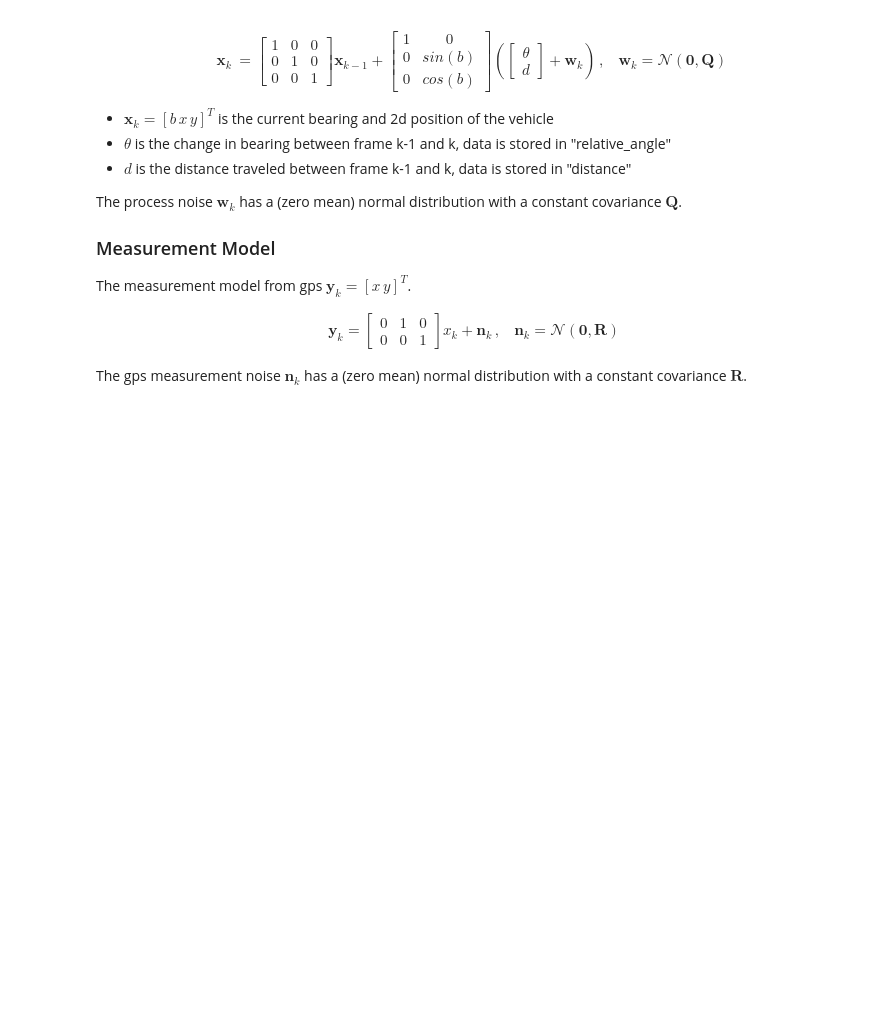
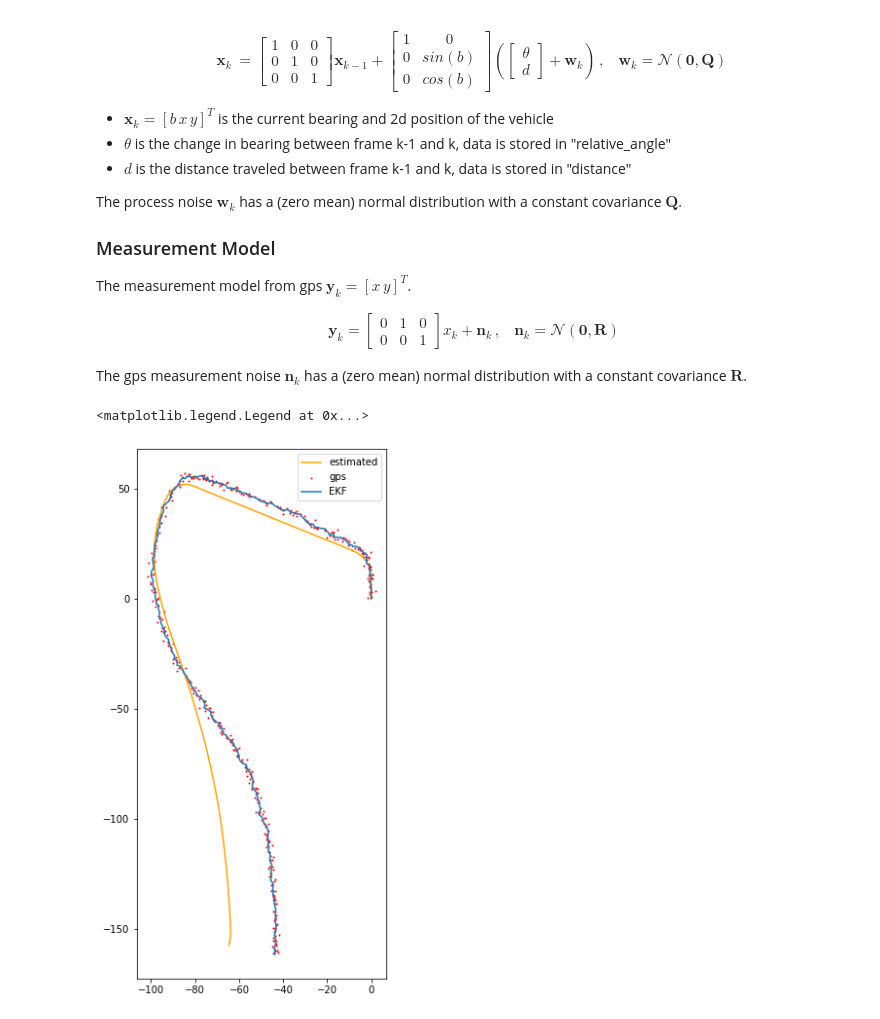
Before and after one commit to nisigit/camera-calibration, a Jupyter notebook: 3_visual_odometry_and_EKF.ipynb, the cells around one changed output. Cells and saved outputs as stored; diff of their text form; code cells hidden in the pictures; blank space fills up the shorter version.

```diff
--- a/3_visual_odometry_and_EKF.ipynb
+++ b/3_visual_odometry_and_EKF.ipynb
@@ -493,7 +493,7 @@ plt.imshow(mask)
 trajectory = visual_odometry(handler,
                             filter_match_distance=0.5,
                             detector='sift', # you can use your favourite detector and matcher
-                            matching='BF',
+                            matching='FLANN',
                             stereo_matcher='bm',
                             mask=mask)
 print(trajectory)
@@ -620,0 +627,36 @@ cov_y = np.diag([1, 1])
+# %%
+def wraptopi(x):
+    if x > np.pi:
+        x = x - (np.floor(x / (2 * np.pi)) + 1) * 2 * np.pi
+    elif x < -np.pi:
+        x = x + (np.floor(x / (-2 * np.pi)) + 1) * 2 * np.pi
+    return x
+# %%
+# Correction Step
+from numpy.linalg import inv
+def measurement_update(gps_k, P_check, x_check):
+    # 1. Compute measurement Jacobian
+    H_k = np.array([[0, 1, 0],
+                    [0, 0, 1]], np.dtype(float))
+
+    M_k = np.eye(2)
+
+    # 2. Compute Kalman Gain
+    K_k = P_check.dot(H_k.T).dot(inv(H_k.dot(P_check).dot(H_k.T) + M_k.dot(cov_y).dot(M_k.T)))
+
+    # 3. Correct predicted state
+    y_k = np.array([[gps_k[0]],
+                    [gps_k[1]]])
+    y_k_predict = np.array([[x_check[1]],
+                            [x_check[2]]])
+
+    add = K_k.dot(y_k - y_k_predict)
+    add = np.array(add).flatten()
+
+    x_check = x_check + add
+    x_check[0] = wraptopi(x_check[0])
+
+    # 4. Correct covariance
+    P_check = (np.eye(3) - K_k.dot(H_k)).dot(P_check)
+
+    return x_check, P_check, K_k
@@ -621,12 +707,15 @@ cov_y = np.diag([1, 1])
 # %%
 fig = plt.figure(figsize=(10,10))
 
 ax = fig.add_subplot(111)
 ax.set_aspect('equal')
 ax.plot(trajectory[:, :, 3][:, 0],
         trajectory[:, :, 3][:, 2],
         label='estimated', color='orange')
 ax.scatter(gps_data[:,0],gps_data[:,1],
         label='gps',color='red',s=1)
-ax.plot(...,label='EKF')#plot your EKF result here
+ax.plot(x_est[:,1], x_est[:,2], label='EKF') #plot your EKF result here
 ax.legend()
+# %% [output]
+<matplotlib.legend.Legend at 0x...>
+[figure, added]
```
Also changed, not shown: parts of 4 cells of this notebook, 1 other file.
